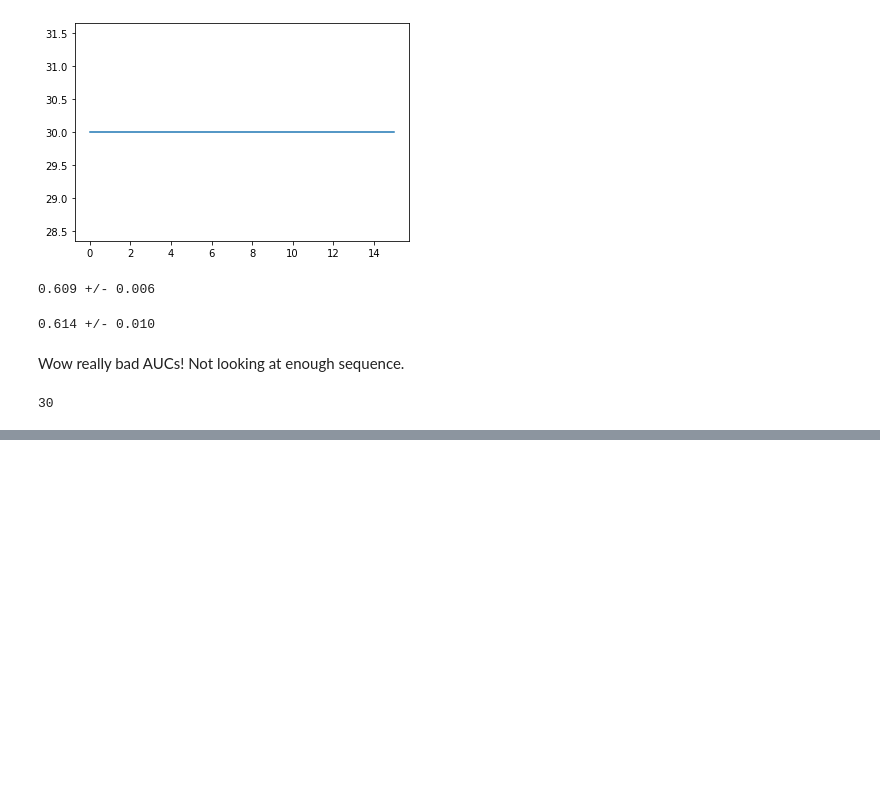
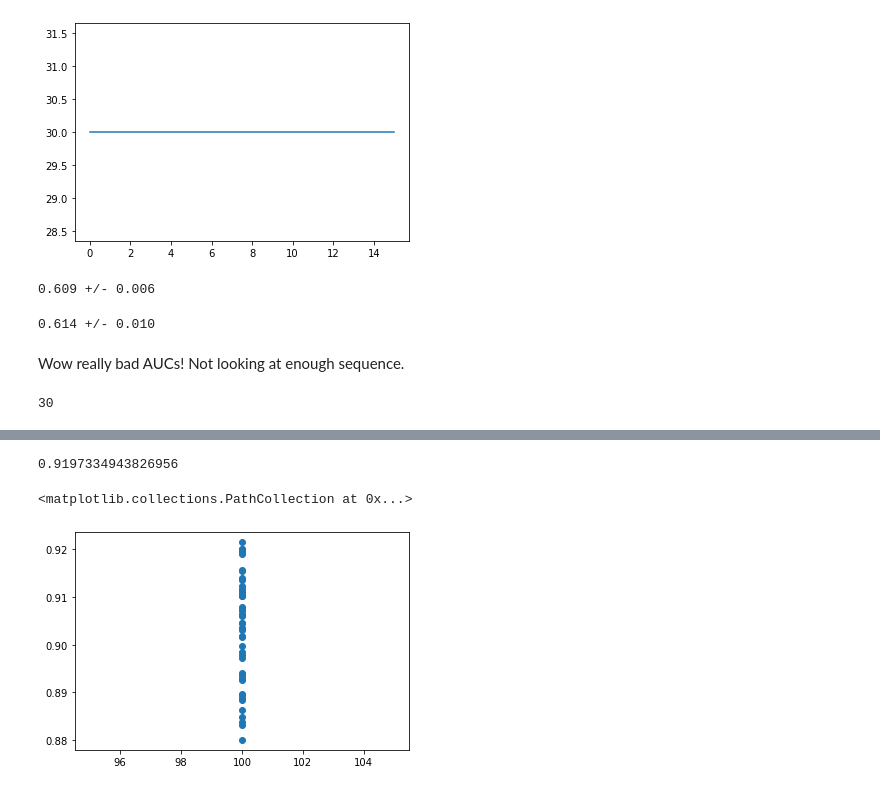
Before and after one commit to daklab/poolqtl, a Jupyter notebook: biophysical_cnn/BindingCNNs.ipynb, the cells around one changed output, grey strips where cells are left out. Drawn from its saved outputs; the diff is of its cells as text; code cells hidden in the pictures; blank space fills up the shorter version.

Commit message:
meta analysis

```diff
--- a/biophysical_cnn/BindingCNNs.ipynb
+++ b/biophysical_cnn/BindingCNNs.ipynb
@@ -317,0 +412,7 @@ regular_cnn.seq_len
+# %%
+
+analysis = Analysis("/gpfs/commons/home/daknowles/ray_results/logConvExpHNRNP/")
+
+analysis.get_best_config("val_auroc","max")
+
+#df = analysis.dataframe()
@@ -317,0 +436,10 @@ regular_cnn.seq_len
+# %%
+df = analysis.dataframe()
+df.val_auroc.max()
+# %% [output]
+0.9197334943826956
+# %%
+plt.scatter(df["config/batch_size"], df.val_auroc) # no obvious difference
+# %% [output]
+<matplotlib.collections.PathCollection at 0x...>
+[figure, added]
```
Also changed, not shown: parts of 47 cells of this notebook, 10 other files.
